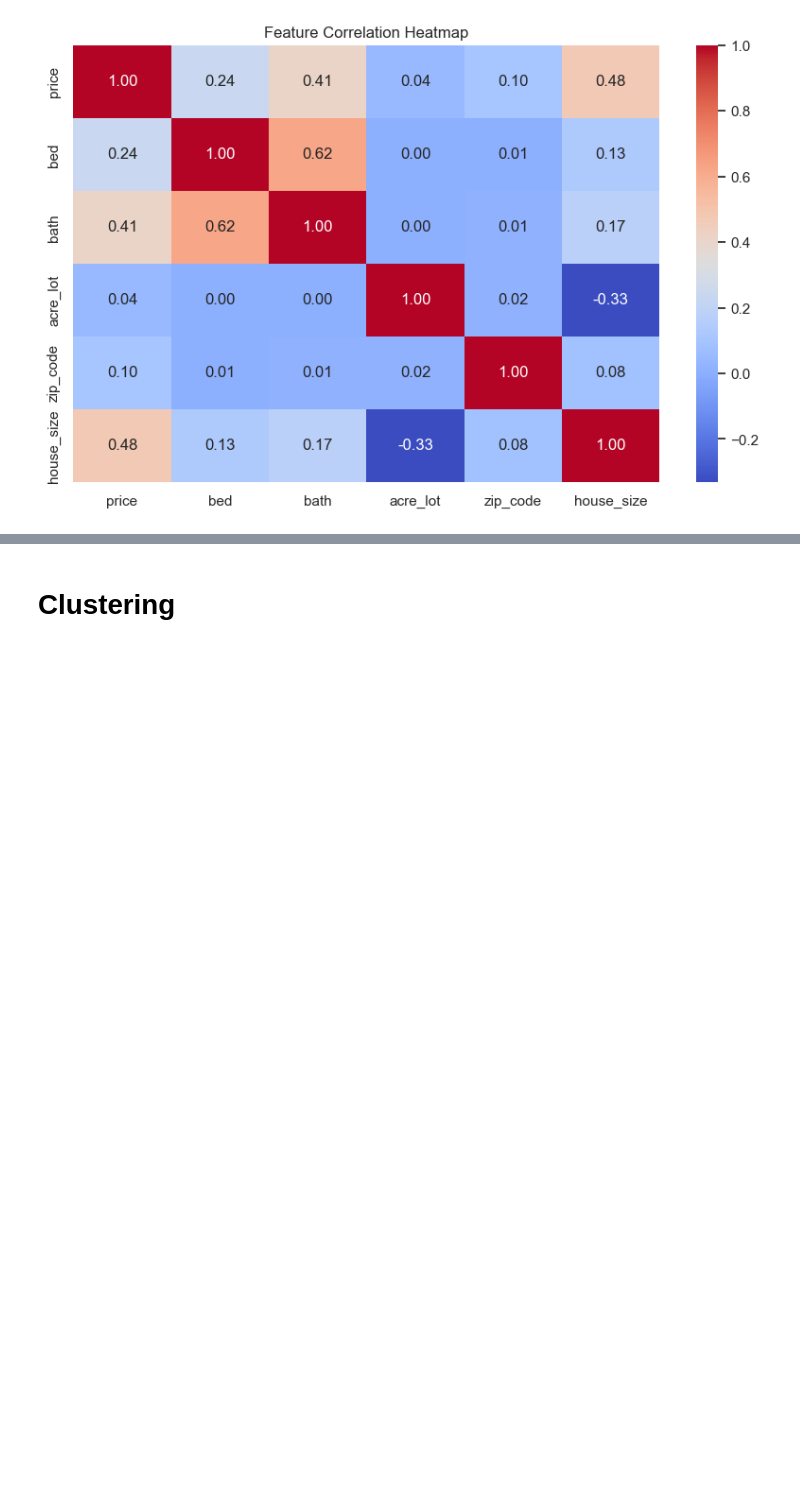
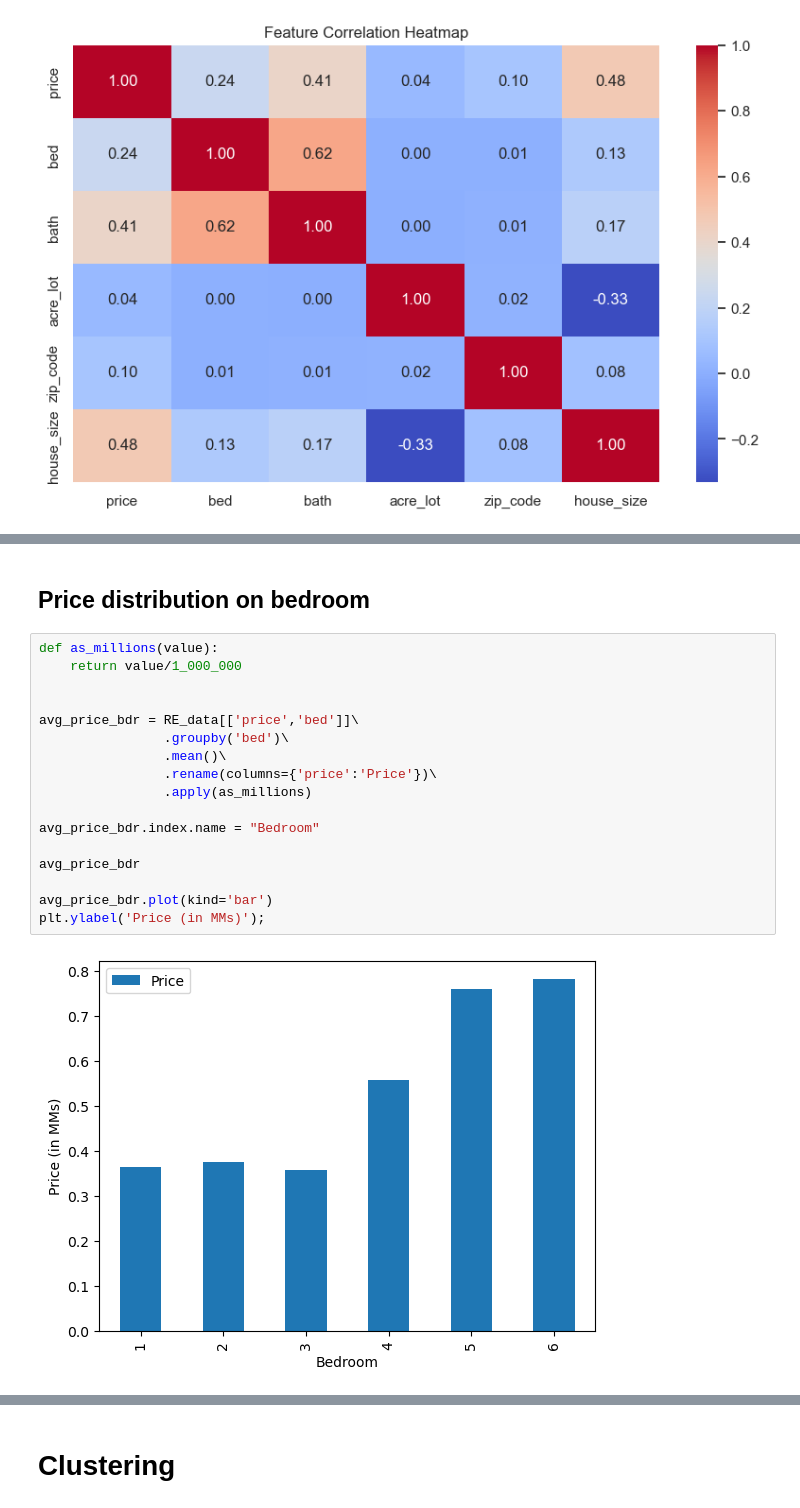
Before and after one commit to SatrunsDream/DSC148-Project, a Jupyter notebook: Case_Study.ipynb, the cells around one changed output, grey strips where cells are left out. Cells and saved outputs as stored; diff of their text form; blank space fills up the shorter version.

```diff
--- a/Case_Study.ipynb
+++ b/Case_Study.ipynb
@@ -514,0 +580,21 @@ plt.show()
+# %% [markdown]
+## Price distribution on bedroom
+# %%
+def as_millions(value):
+    return value/1_000_000
+
+
+avg_price_bdr = RE_data[['price','bed']]\
+                .groupby('bed')\
+                .mean()\
+                .rename(columns={'price':'Price'})\
+                .apply(as_millions)
+
+avg_price_bdr.index.name = "Bedroom"
+
+avg_price_bdr
+
+avg_price_bdr.plot(kind='bar')
+plt.ylabel('Price (in MMs)');
+# %% [output]
+[figure, added]
```
Also changed, not shown: parts of 22 cells of this notebook.
